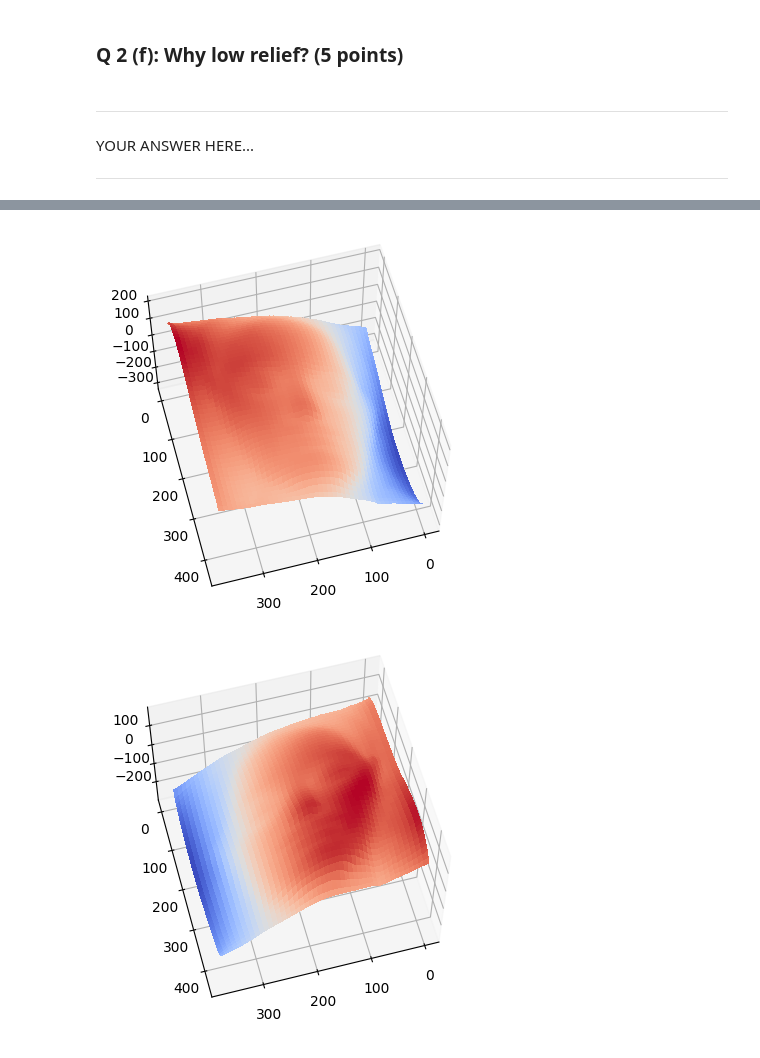
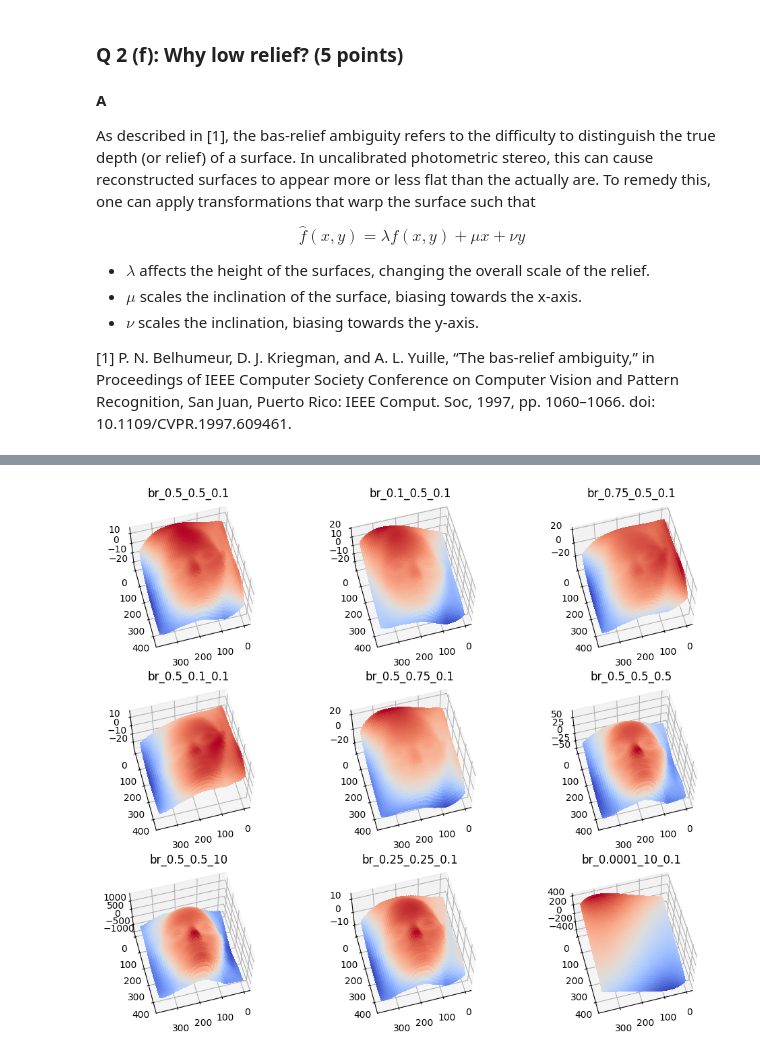
Before and after one commit to PAOK-2001/ComputerVision-16720, a Jupyter notebook: hw6/hw6_portegak.ipynb, the cells around one changed output, grey strips where cells are left out. Saved outputs shown, nothing was run; the diff lists cells and outputs as text; code cells hidden in the pictures.

```diff
--- a/hw6/hw6_portegak.ipynb
+++ b/hw6/hw6_portegak.ipynb
@@ -758,0 +823,4 @@ YOUR ANSWER HERE...
+# %%
+# Part 2 (d)
+surface = estimateShape(normals, s)
+plotSurface(surface)
@@ -758,0 +833,7 @@ YOUR ANSWER HERE...
+# %%
+# Part 2 (e)
+# Your code here
+int_pseudonormals = enforceIntegrability(B, s)
+albedos, normals = estimateAlbedosNormals(int_pseudonormals)
+surface_integrable = estimateShape(normals, s)
+plotSurface(surface_integrable, suffix='integrable')
@@ -759,13 +842,19 @@ YOUR ANSWER HERE...
 # %% [markdown]
 ### Q 2 (f): Why low relief? (5 points)
-# %% [markdown]
----
-
-YOUR ANSWER HERE...
-
----
+# %% [markdown]
+**A**
+
+As described in [1], the bas-relief ambiguity refers to the difficulty to distinguish the true depth (or relief) of a surface. In uncalibrated photometric stereo, this can cause reconstructed surfaces to appear more or less flat than the actually are. To remedy this, one can apply transformations that warp the surface such that
+
+$$ \hat{f}(x,y) = \lambda f(x,y) + \mu x + \nu y$$
+
+- $\lambda$ affects the height of the surfaces, changing the overall scale of the relief.
+- $\mu$ scales the inclination of the surface, biasing towards the x-axis.
+- $\nu$ scales the inclination, biasing towards the y-axis.
+
+[1] P. N. Belhumeur, D. J. Kriegman, and A. L. Yuille, “The bas-relief ambiguity,” in Proceedings of IEEE Computer Society Conference on Computer Vision and Pattern Recognition, San Juan, Puerto Rico: IEEE Comput. Soc, 1997, pp. 1060–1066. doi: 10.1109/CVPR.1997.609461.
 # %%
-def plotBasRelief(B, mu, nu, lam):
+def plotBasRelief(B, mu, nu, lam, ax):
 
     """
     Question 2 (f)
@@ -776,36 +865,57 @@ def plotBasRelief(B, mu, nu, lam):
     ----------
     B : numpy.ndarray
         The 3 x P matrix of pseudonormals
 
     mu : float
         bas-relief parameter
 
     nu : float
         bas-relief parameter
 
     lambda : float
         bas-relief parameter
 
     Returns
     -------
         None
 
     """
     P = np.asarray([[1, 0, -mu/lam],
 					[0, 1, -nu/lam],
 					[0, 0,   1/lam]])
     Bp = P.dot(B)
     surface = estimateShape(Bp, s)
-    plotSurface(surface, suffix=f'br_{mu}_{nu}_{lam}')
+    plotSurfaceGrid(surface, suffix=f'br_{mu}_{nu}_{lam}', ax=ax)
 
 # keep all outputs visible
 from IPython.display import Javascript
 display(Javascript('''google.colab.output.setIframeHeight(0, true, {maxHeight: 5000})'''))
 
-# Part 2 (f)
-### YOUR CODE HERE
-### END YOUR CODE
+
+
+cols = 3
+fig, axes = plt.subplots(3, cols, figsize=(12, 10),
+                         subplot_kw={'projection': '3d'})
+
+# Base case
+mu, nu, lam = 0.5, 0.5, 0.1
+plotBasRelief(int_pseudonormals, mu, nu, lam, axes[0, 0])
+
+# Vary mu (x-axis)
+plotBasRelief(int_pseudonormals, 0.1, nu, lam, axes[0, 1])
+plotBasRelief(int_pseudonormals, 0.75, nu, lam, axes[0, 2])
+
+# Vary nu (y-axis)
+plotBasRelief(int_pseudonormals, mu, 0.1, lam, axes[1, 0])
+plotBasRelief(int_pseudonormals, mu, 0.75, lam, axes[1, 1])
+
+# Vary lam (z-axis)
+plotBasRelief(int_pseudonormals, mu, nu, 0.5, axes[1, 2])
+plotBasRelief(int_pseudonormals, mu, nu, 10, axes[2, 0])
+
+# Vary mu and nu (inclination)
+plotBasRelief(int_pseudonormals, 0.25, 0.25, lam, axes[2, 1])
+plotBasRelief(int_pseudonormals, 0.0001, 10, lam, axes[2, 2])
 # %% [output]
 [interactive output not drawn]
-[figure, old version]
+[figure, new version]
-[figure, removed]
```
Also changed, not shown: parts of 24 cells of this notebook, 4 other files.
